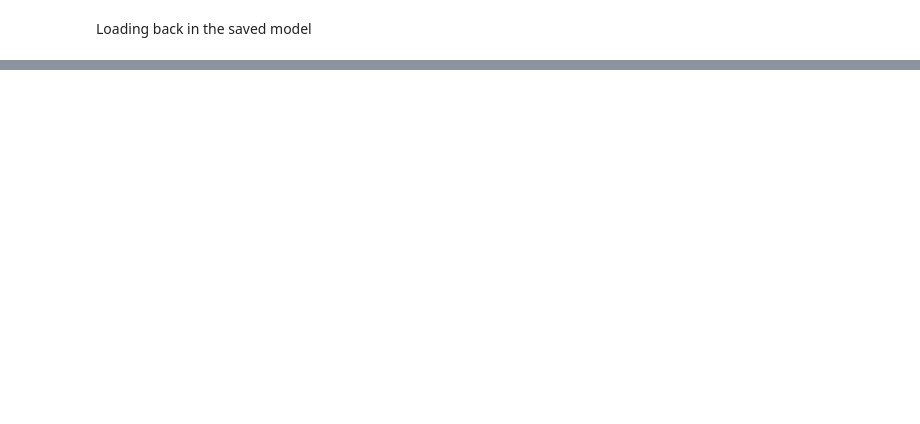
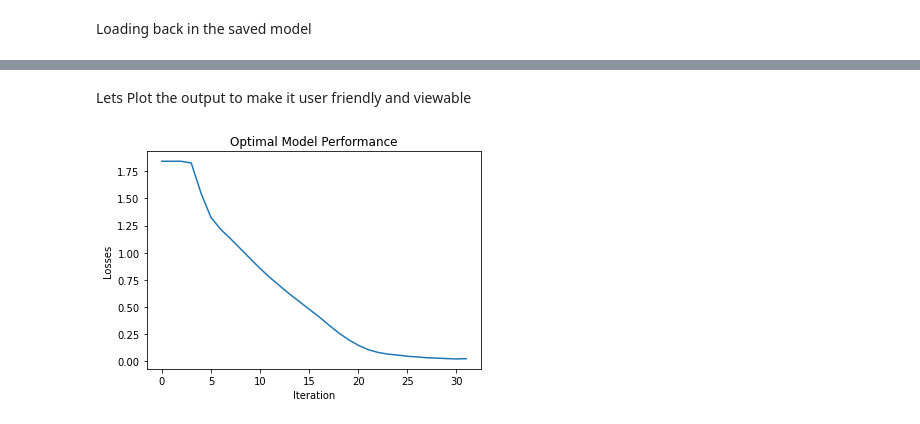
Before and after one commit to kajol16/CIFAR_10, a Jupyter notebook: Training_CIFAR10_Assignment_1.ipynb, the cells around one changed output, grey strips where cells are left out. Saved outputs shown, nothing was run; the diff lists cells and outputs as text; code cells hidden in the pictures; blank space fills up the shorter version.

Commit message:
Training_CIFAR_10

```diff
--- a/Training_CIFAR10_Assignment_1.ipynb
+++ b/Training_CIFAR10_Assignment_1.ipynb
@@ -74,6 +184,7 @@ net = Net()
 Define a loss funtion and optimizer
 # %%
 import torch.optim as optim
-
+#Loss_function
 criterion = nn.CrossEntropyLoss()
-optimizer = optim.SGD(net.parameters(), lr=0.001, momentum=0.9)
+#Optimizer
+optimizer = optim.SGD(net.parameters(), lr=0.01)
@@ -80,27 +193,2 @@ optimizer = optim.SGD(net.parameters(), lr=0.001, momentum=0.9)
 # %% [markdown]
 Train the network
-# %%
-for epoch in range(2):  # loop over the dataset multiple times
-
-    running_loss = 0.0
-    for i, data in enumerate(trainloader, 0):
-        # get the inputs; data is a list of [inputs, labels]
-        inputs, labels = data
-
-        # zero the parameter gradients
-        optimizer.zero_grad()
-
-        # forward + backward + optimize
-        outputs = net(inputs)
-        loss = criterion(outputs, labels)
-        loss.backward()
-        optimizer.step()
-
-        # print statistics
-        running_loss += loss.item()
-        if i % 2000 == 1999:    # print every 2000 mini-batches
-            print('[%d, %5d] loss: %.3f' %
-                  (epoch + 1, i + 1, running_loss / 2000))
-            running_loss = 0.0
-
-print('Finished Training')
@@ -230,0 +339,10 @@ inputs, labels = data[0].to(device), data[1].to(device)
+# %% [markdown]
+Lets Plot the output to make it user friendly and viewable
+# %%
+plt.plot(nepochs, training_losslist)
+plt.xlabel("Iteration")
+plt.ylabel("Losses")
+plt.title("Optimal Model Performance")
+plt.show()
+# %% [output]
+[figure, added]
```
Also changed, not shown: parts of 33 cells of this notebook.
